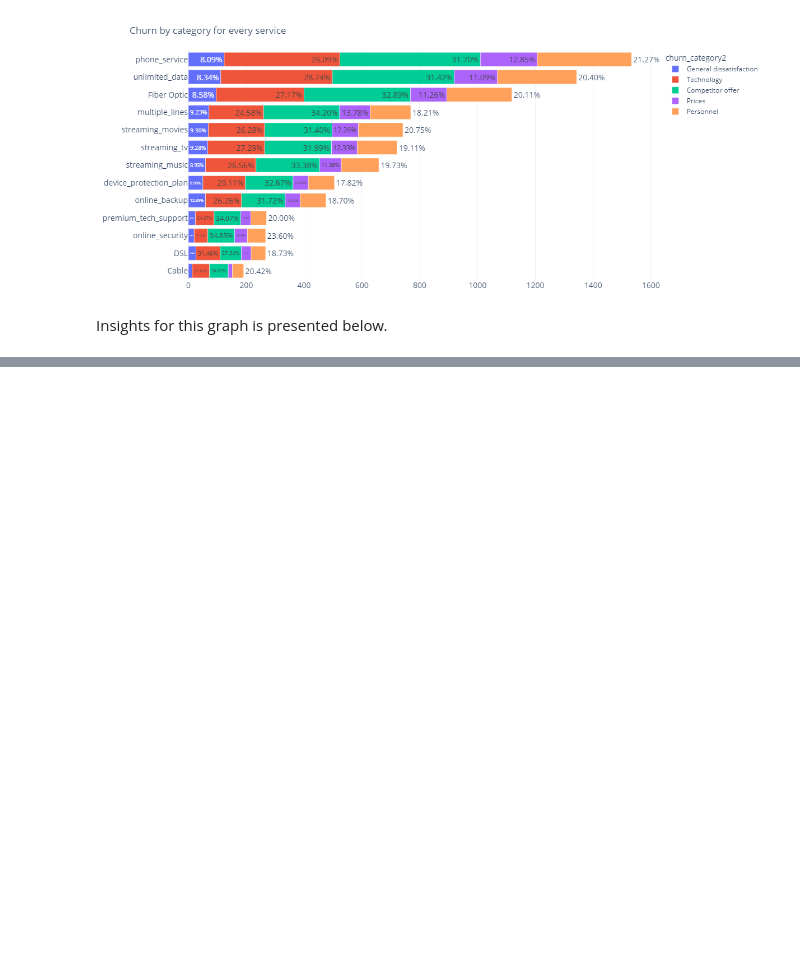
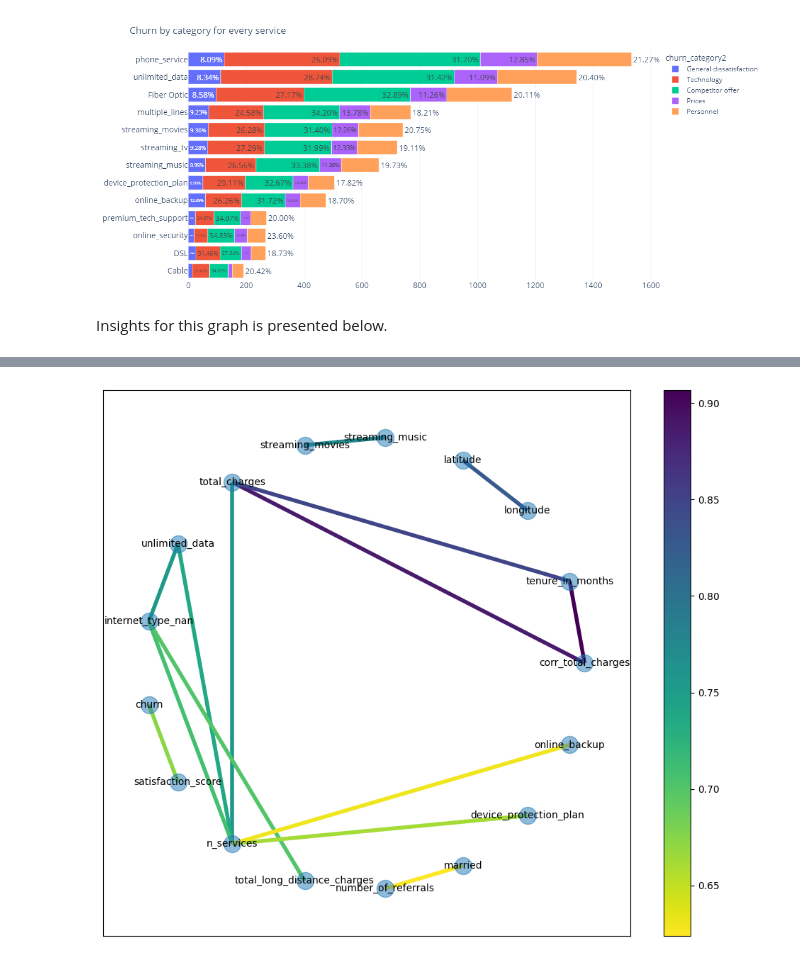
Before and after one commit to stsibikov/Telco_customer_churn, a Jupyter notebook: EDA/EDA.ipynb, the cells around one changed output, grey strips where cells are left out. Cells and saved outputs as stored; diff of their text form; code cells hidden in the pictures; blank space fills up the shorter version.

```diff
--- a/EDA/EDA.ipynb
+++ b/EDA/EDA.ipynb
@@ -471,0 +622,4 @@ revenue / charges, specific charge / all charges, number of services / all charg
+# %%
+test.graph()
+# %% [output]
+[figure, added]
```
Also changed, not shown: parts of 43 cells of this notebook, 2 other files.
